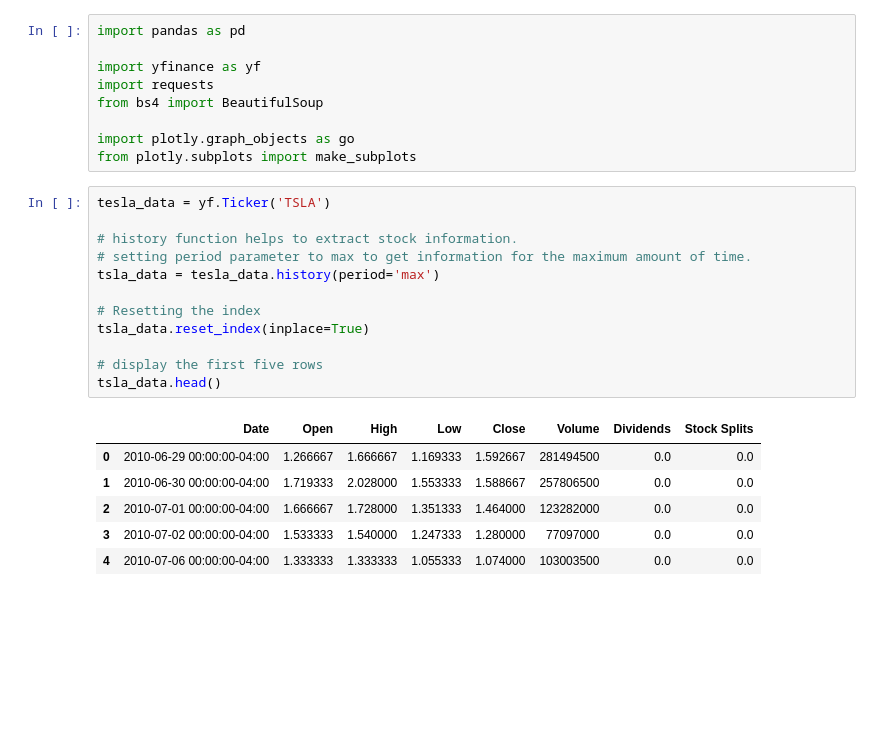
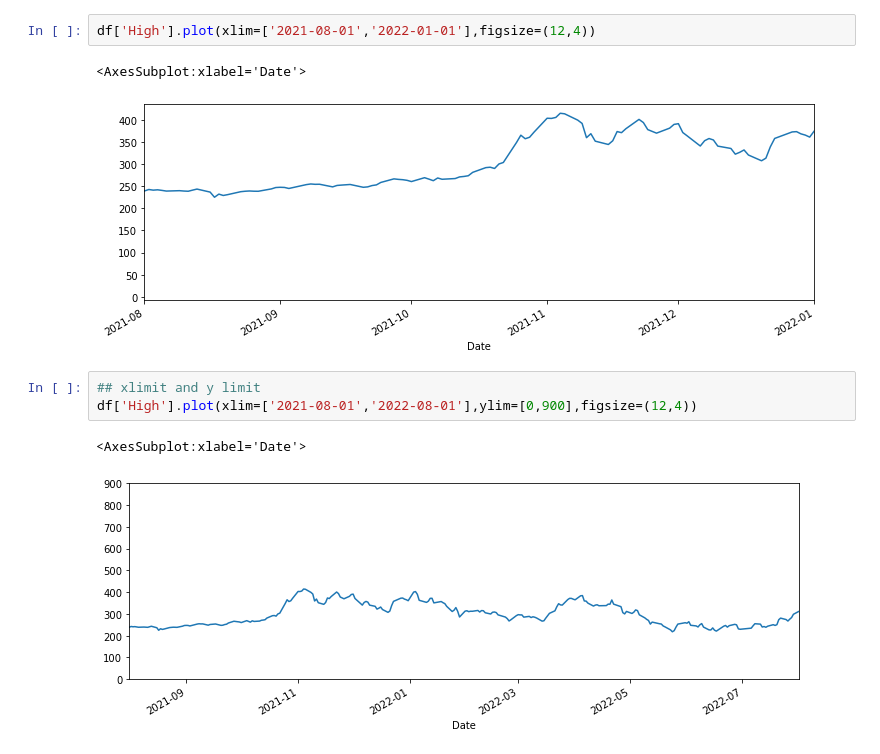
Before and after one commit to rupalichhtrola/Python_EDA, a Jupyter notebook: time series dataset-TSLA _EDA.ipynb, the cells around one changed output. Drawn from its saved outputs; the diff is of its cells as text; blank space fills up the shorter version.

```diff
--- a/time series dataset-TSLA _EDA.ipynb
+++ b/time series dataset-TSLA _EDA.ipynb
@@ -90,29 +67,12 @@ Successfully installed bs4-0.0.1
 # %%
-import pandas as pd
-
-import yfinance as yf
-import requests
-from bs4 import BeautifulSoup
-
-import plotly.graph_objects as go
-from plotly.subplots import make_subplots
+df['High'].plot(xlim=['2021-08-01','2022-01-01'],figsize=(12,4))
+# %% [output]
+<AxesSubplot:xlabel='Date'>
+[figure, added]
 # %%
-tesla_data = yf.Ticker('TSLA')
-
-# history function helps to extract stock information.
-# setting period parameter to max to get information for the maximum amount of time.
-tsla_data = tesla_data.history(period='max')
-
-# Resetting the index
-tsla_data.reset_index(inplace=True)
-
-# display the first five rows
-tsla_data.head()
+## xlimit and y limit
+df['High'].plot(xlim=['2021-08-01','2022-08-01'],ylim=[0,900],figsize=(12,4))
 # %% [output]
-|  | Date | Open | High | Low | Close | Volume | Dividends | Stock Splits |
-| 0 | 2010-06-29 00:00:00-04:00 | 1.266667 | 1.666667 | 1.169333 | 1.592667 | 281494500 | 0.0 | 0.0 |
-| 1 | 2010-06-30 00:00:00-04:00 | 1.719333 | 2.028000 | 1.553333 | 1.588667 | 257806500 | 0.0 | 0.0 |
-| 2 | 2010-07-01 00:00:00-04:00 | 1.666667 | 1.728000 | 1.351333 | 1.464000 | 123282000 | 0.0 | 0.0 |
-| 3 | 2010-07-02 00:00:00-04:00 | 1.533333 | 1.540000 | 1.247333 | 1.280000 | 77097000 | 0.0 | 0.0 |
-| 4 | 2010-07-06 00:00:00-04:00 | 1.333333 | 1.333333 | 1.055333 | 1.074000 | 103003500 | 0.0 | 0.0 |
+<AxesSubplot:xlabel='Date'>
+[figure, added]
 # %%
```
Also changed, not shown: parts of 53 cells of this notebook.
